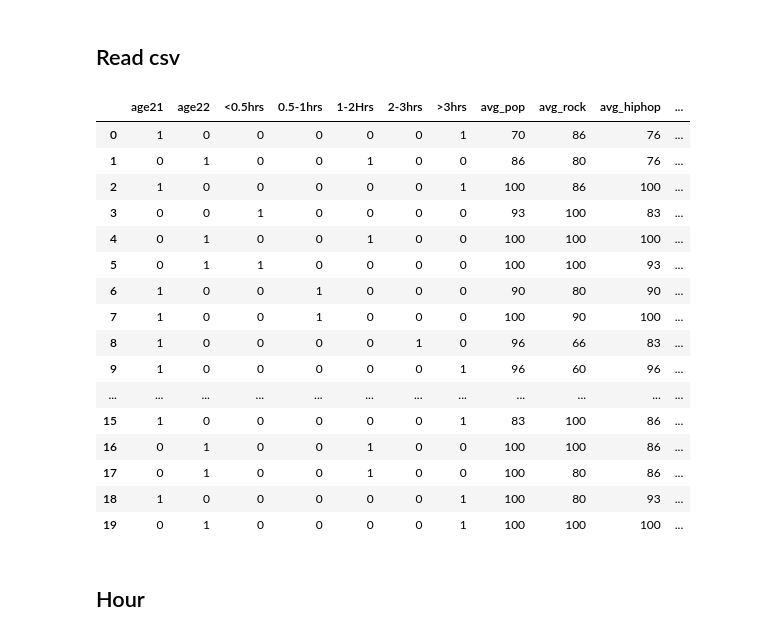
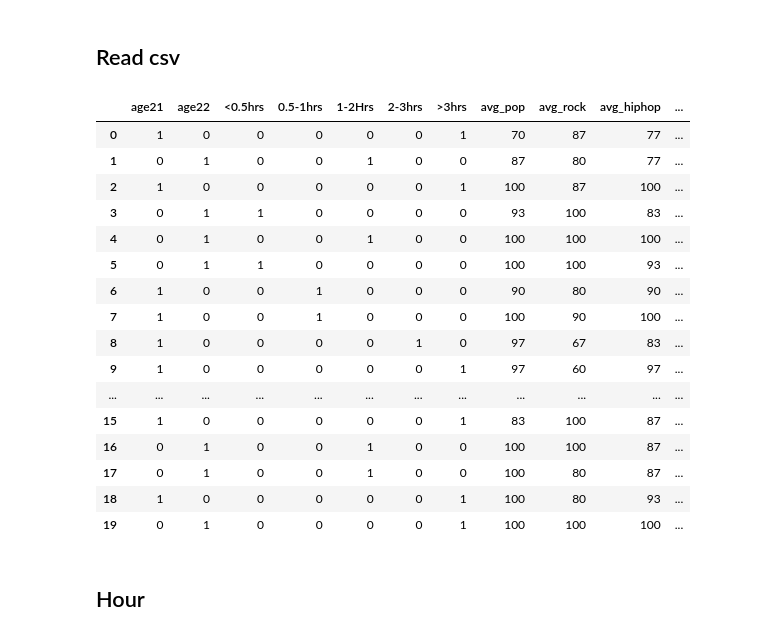
Before and after one commit to bdintu/measure-the-volume-of-music-in-each-genre, a Jupyter notebook: notebook.ipynb, the cells around one changed output. Cells and saved outputs as stored; diff of their text form; code cells hidden in the pictures.

```diff
--- a/notebook.ipynb
+++ b/notebook.ipynb
@@ -10,39 +10,39 @@ from sklearn.preprocessing import MinMaxScaler
 # %%
 df = pd.read_csv("data.csv")
 
 pop_keys = ['มีผลต่อหัวใจ', 'นี่ฉันเอง', 'เสี่ยว']
 rock_keys = ['น้องเปิ้ล', 'แดงกับเขียว ', 'สายล่อฟ้า']
 hiphop_keys = ['FHERO', 'Love The Way You Lie', 'Turn Down for What']
 edm_keys = ['Voodoo', 'If ItAin\'t Dutch', 'Anubis']
 
-df['avg_pop'] = df[pop_keys].mean(axis=1).astype(int)
-df['avg_rock'] = df[rock_keys].mean(axis=1).astype(int)
-df['avg_hiphop'] = df[hiphop_keys].mean(axis=1).astype(int)
-df['avg_edm'] = df[edm_keys].mean(axis=1).astype(int)
+df['avg_pop'] = df[pop_keys].mean(axis=1).round(0).astype(int)
+df['avg_rock'] = df[rock_keys].mean(axis=1).round(0).astype(int)
+df['avg_hiphop'] = df[hiphop_keys].mean(axis=1).round(0).astype(int)
+df['avg_edm'] = df[edm_keys].mean(axis=1).round(0).astype(int)
+
+df.loc[df['age23'] == 1, 'age22'] = 1
 
 age_keys = ['age21', 'age22']
 hour_keys = ['<0.5hrs', '0.5-1hrs', '1-2Hrs', '2-3hrs', '>3hrs']
 avg_keys = ['avg_pop', 'avg_rock', 'avg_hiphop', 'avg_edm']
 
-df = df[age_keys + hour_keys+ avg_keys]
-
-df
+df[age_keys + hour_keys+ avg_keys]
 # %% [output]
 |  | age21 | age22 | <0.5hrs | 0.5-1hrs | 1-2Hrs | 2-3hrs | >3hrs | avg_pop | avg_rock | avg_hiphop | ... |
-| 0 | 1 | 0 | 0 | 0 | 0 | 0 | 1 | 70 | 86 | 76 | ... |
-| 1 | 0 | 1 | 0 | 0 | 1 | 0 | 0 | 86 | 80 | 76 | ... |
-| 2 | 1 | 0 | 0 | 0 | 0 | 0 | 1 | 100 | 86 | 100 | ... |
-| 3 | 0 | 0 | 1 | 0 | 0 | 0 | 0 | 93 | 100 | 83 | ... |
+| 0 | 1 | 0 | 0 | 0 | 0 | 0 | 1 | 70 | 87 | 77 | ... |
+| 1 | 0 | 1 | 0 | 0 | 1 | 0 | 0 | 87 | 80 | 77 | ... |
+| 2 | 1 | 0 | 0 | 0 | 0 | 0 | 1 | 100 | 87 | 100 | ... |
+| 3 | 0 | 1 | 1 | 0 | 0 | 0 | 0 | 93 | 100 | 83 | ... |
 | 4 | 0 | 1 | 0 | 0 | 1 | 0 | 0 | 100 | 100 | 100 | ... |
 | 5 | 0 | 1 | 1 | 0 | 0 | 0 | 0 | 100 | 100 | 93 | ... |
 | 6 | 1 | 0 | 0 | 1 | 0 | 0 | 0 | 90 | 80 | 90 | ... |
 | 7 | 1 | 0 | 0 | 1 | 0 | 0 | 0 | 100 | 90 | 100 | ... |
-| 8 | 1 | 0 | 0 | 0 | 0 | 1 | 0 | 96 | 66 | 83 | ... |
-| 9 | 1 | 0 | 0 | 0 | 0 | 0 | 1 | 96 | 60 | 96 | ... |
+| 8 | 1 | 0 | 0 | 0 | 0 | 1 | 0 | 97 | 67 | 83 | ... |
+| 9 | 1 | 0 | 0 | 0 | 0 | 0 | 1 | 97 | 60 | 97 | ... |
 | ... | ... | ... | ... | ... | ... | ... | ... | ... | ... | ... | ... |
-| 15 | 1 | 0 | 0 | 0 | 0 | 0 | 1 | 83 | 100 | 86 | ... |
-| 16 | 0 | 1 | 0 | 0 | 1 | 0 | 0 | 100 | 100 | 86 | ... |
-| 17 | 0 | 1 | 0 | 0 | 1 | 0 | 0 | 100 | 80 | 86 | ... |
+| 15 | 1 | 0 | 0 | 0 | 0 | 0 | 1 | 83 | 100 | 87 | ... |
+| 16 | 0 | 1 | 0 | 0 | 1 | 0 | 0 | 100 | 100 | 87 | ... |
+| 17 | 0 | 1 | 0 | 0 | 1 | 0 | 0 | 100 | 80 | 87 | ... |
 | 18 | 1 | 0 | 0 | 0 | 0 | 0 | 1 | 100 | 80 | 93 | ... |
 | 19 | 0 | 1 | 0 | 0 | 0 | 0 | 1 | 100 | 100 | 100 | ... |
 # %% [markdown]
```
Also changed, not shown: parts of 15 cells of this notebook.
